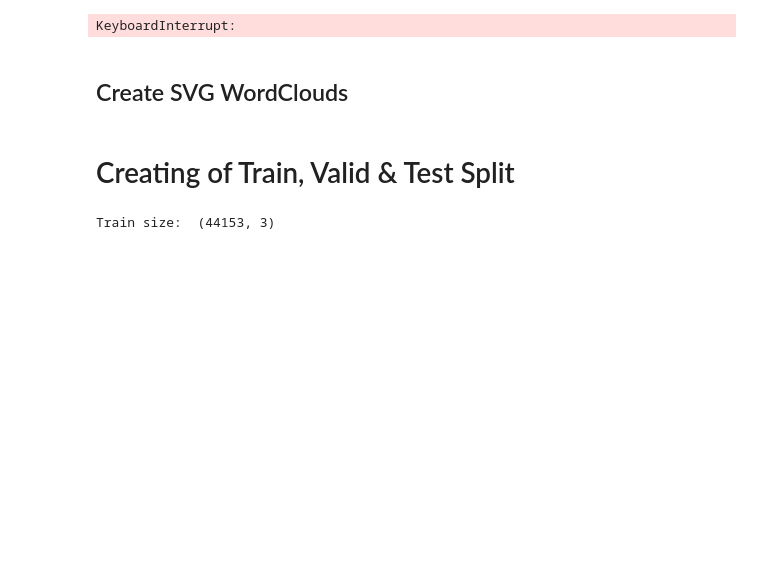
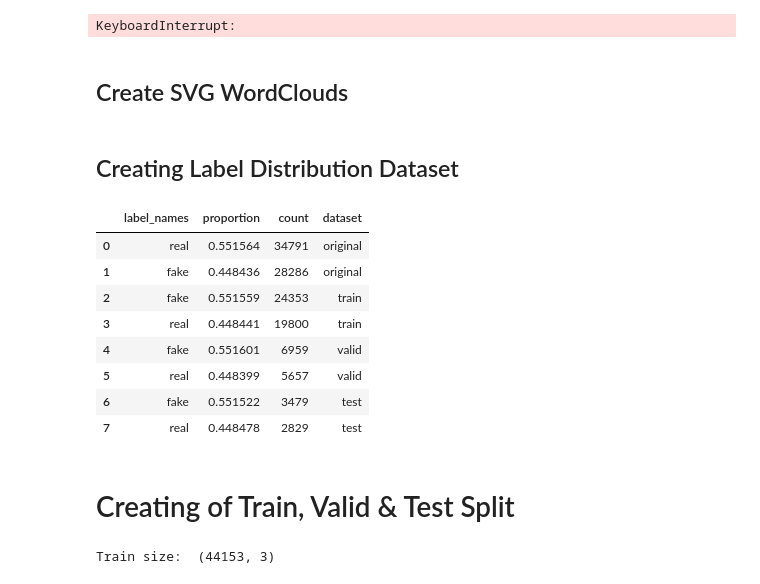
Before and after one commit to NiklNKL/fakenews_detection, a Jupyter notebook: notebooks/2_data_analysis.ipynb, the cells around one changed output. Cells and saved outputs as stored; diff of their text form; code cells hidden in the pictures; blank space fills up the shorter version.

```diff
--- a/notebooks/2_data_analysis.ipynb
+++ b/notebooks/2_data_analysis.ipynb
@@ -747,6 +747,51 @@ def save_wordcloud_images_from_column(
 df = load_and_concatenate_parquet_files('./data/preprocessed_df')
 
 save_wordcloud_images_from_column(df, column="preprocessed_text", label_column="label_names")
+# %% [markdown]
+## Creating Label Distribution Dataset
+# %%
+import pandas as pd
+from custom_utils import load_and_concatenate_parquet_files
+from pathlib import Path
+
+root_path = Path().resolve().parent
+
+df = load_and_concatenate_parquet_files(f'{root_path}/fakenews_detection/data/preprocessed_df')
+train = pd.read_parquet(f"{root_path}/fakenews_detection/data/model_training/train_df.parquet")
+valid = pd.read_parquet(f"{root_path}/fakenews_detection/data/model_training/valid_df.parquet")
+test = pd.read_parquet(f"{root_path}/fakenews_detection/data/model_training/test_df.parquet")
+
+def calculate_distribution(df, label_column='label_names'):
+    distribution = df[label_column].value_counts(normalize=True).reset_index().rename(columns={'index': 'label', label_column: 'label_names'})
+    distribution['count'] = df[label_column].value_counts().values
+    return distribution
+
+
+original_distribution = calculate_distribution(df)
+train_distribution = calculate_distribution(train)
+valid_distribution = calculate_distribution(valid)
+test_distribution = calculate_distribution(test)
+
+original_distribution['dataset'] = 'original'
+train_distribution['dataset'] = 'train'
+valid_distribution['dataset'] = 'valid'
+test_distribution['dataset'] = 'test'
+
+distribution_df = pd.concat([original_distribution, train_distribution, valid_distribution, test_distribution], ignore_index=True)
+
+distribution_df.to_parquet(f"{root_path}/fakenews_detection/data/analysis_dataframes/label_distribution_df.parquet")
+
+display(distribution_df)
+# %% [output]
+|  | label_names | proportion | count | dataset |
+| 0 | real | 0.551564 | 34791 | original |
+| 1 | fake | 0.448436 | 28286 | original |
+| 2 | fake | 0.551559 | 24353 | train |
+| 3 | real | 0.448441 | 19800 | train |
+| 4 | fake | 0.551601 | 6959 | valid |
+| 5 | real | 0.448399 | 5657 | valid |
+| 6 | fake | 0.551522 | 3479 | test |
+| 7 | real | 0.448478 | 2829 | test |
 # %% [markdown]
 # Creating of Train, Valid & Test Split
 # %%
```
Also changed, not shown: parts of 1 cell of this notebook, 19 other files.
